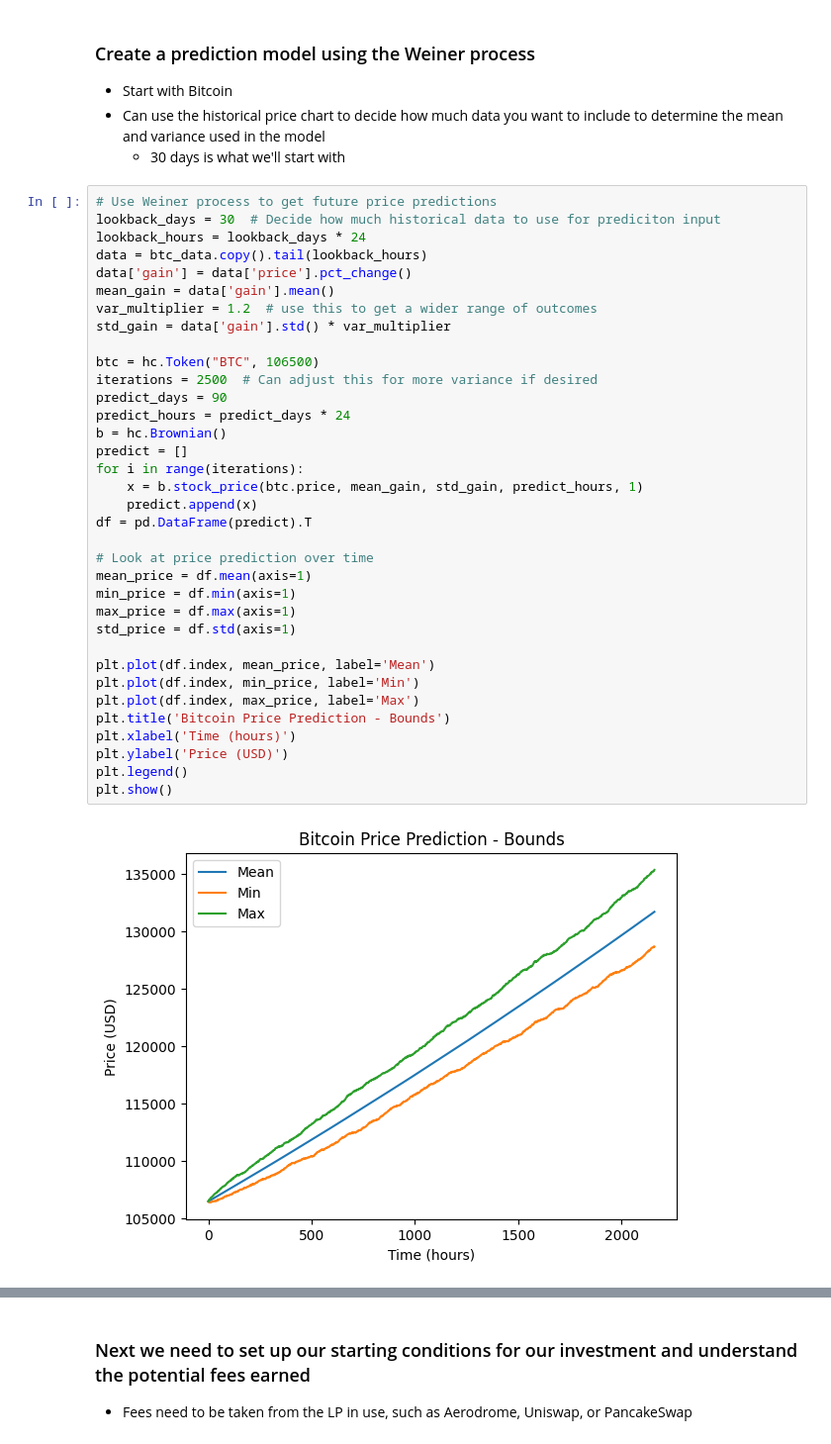
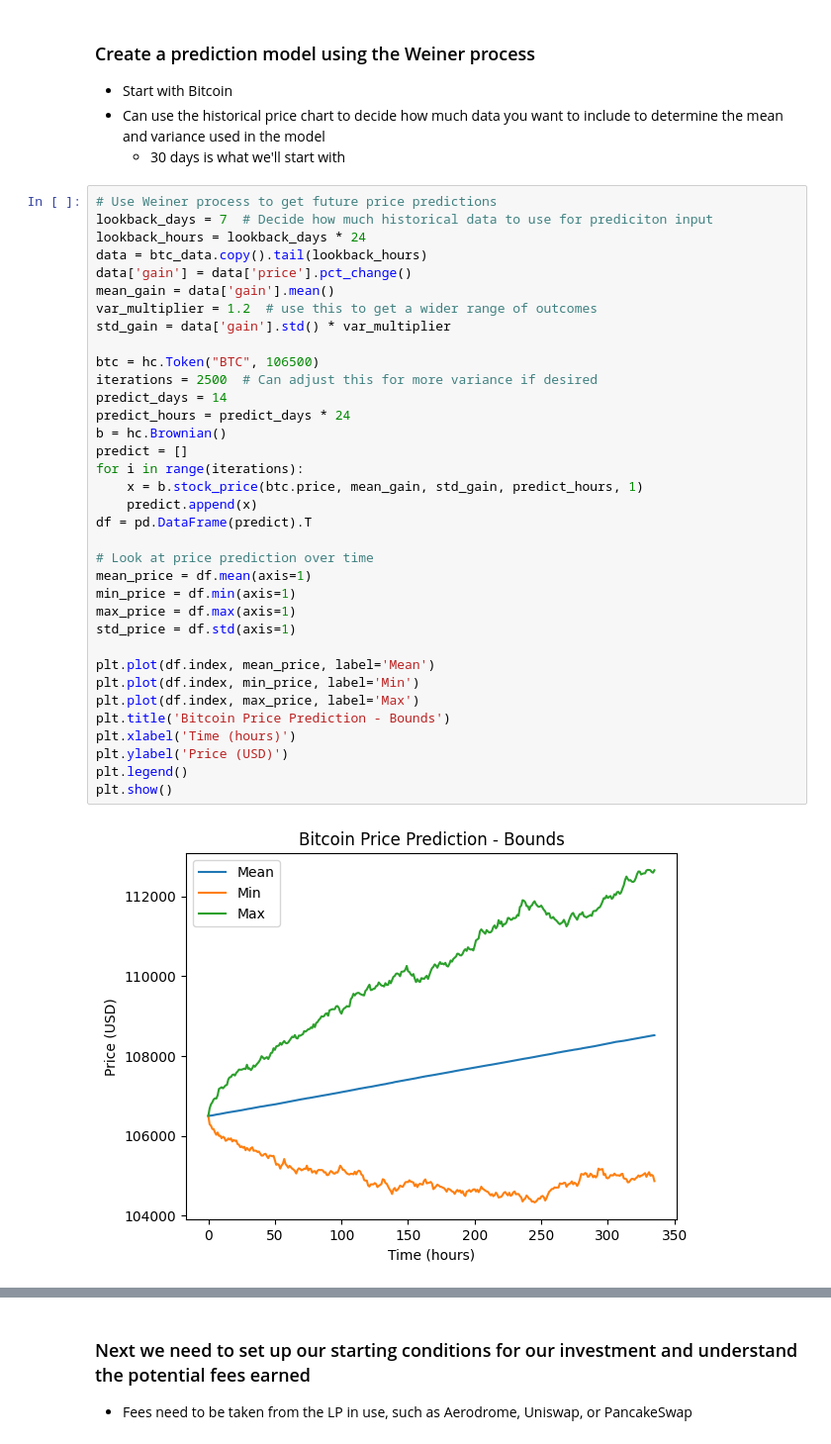
Before and after one commit to webjunk4bill/crypto_playground, a Jupyter notebook: CL_Techniques.ipynb, the cells around one changed output, grey strips where cells are left out. Shown at 99% size. Drawn from its saved outputs; the diff is of its cells as text.

```diff
--- a/CL_Techniques.ipynb
+++ b/CL_Techniques.ipynb
@@ -46,41 +46,41 @@ Try #1
     - 30 days is what we'll start with
 # %%
 # Use Weiner process to get future price predictions
-lookback_days = 30  # Decide how much historical data to use for prediciton input
+lookback_days = 7  # Decide how much historical data to use for prediciton input
 lookback_hours = lookback_days * 24
 data = btc_data.copy().tail(lookback_hours)
 data['gain'] = data['price'].pct_change()
 mean_gain = data['gain'].mean()
 var_multiplier = 1.2  # use this to get a wider range of outcomes
 std_gain = data['gain'].std() * var_multiplier
 
 btc = hc.Token("BTC", 106500)
 iterations = 2500  # Can adjust this for more variance if desired
-predict_days = 90
+predict_days = 14
 predict_hours = predict_days * 24
 b = hc.Brownian()
 predict = []
 for i in range(iterations):
     x = b.stock_price(btc.price, mean_gain, std_gain, predict_hours, 1)
     predict.append(x)
 df = pd.DataFrame(predict).T
 
 # Look at price prediction over time
 mean_price = df.mean(axis=1)
 min_price = df.min(axis=1)
 max_price = df.max(axis=1)
 std_price = df.std(axis=1)
 
 plt.plot(df.index, mean_price, label='Mean')
 plt.plot(df.index, min_price, label='Min')
 plt.plot(df.index, max_price, label='Max')
 plt.title('Bitcoin Price Prediction - Bounds')
 plt.xlabel('Time (hours)')
 plt.ylabel('Price (USD)')
 plt.legend()
 plt.show()
 # %% [output]
-[figure, old version]
+[figure, new version]
 # %%
 df.plot(legend=False, ylabel='Price(USD)', xlabel='Hours',title='Bitcoin Price Prediction Simulations')
 # %% [output]
```
Also changed, not shown: parts of 4 cells of this notebook.
